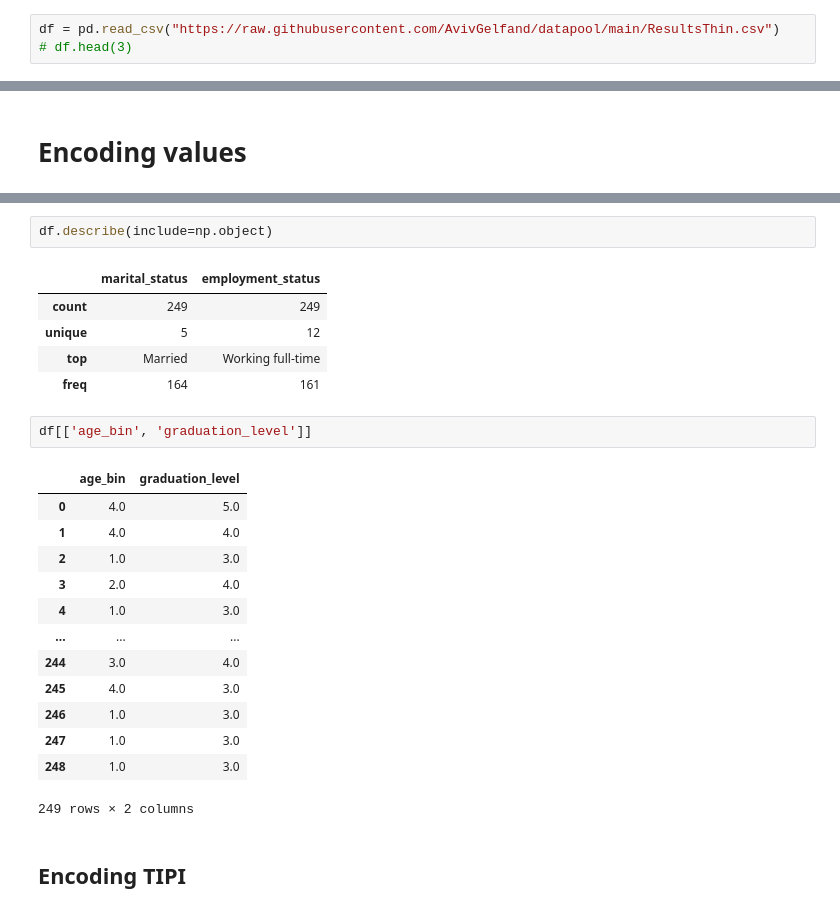
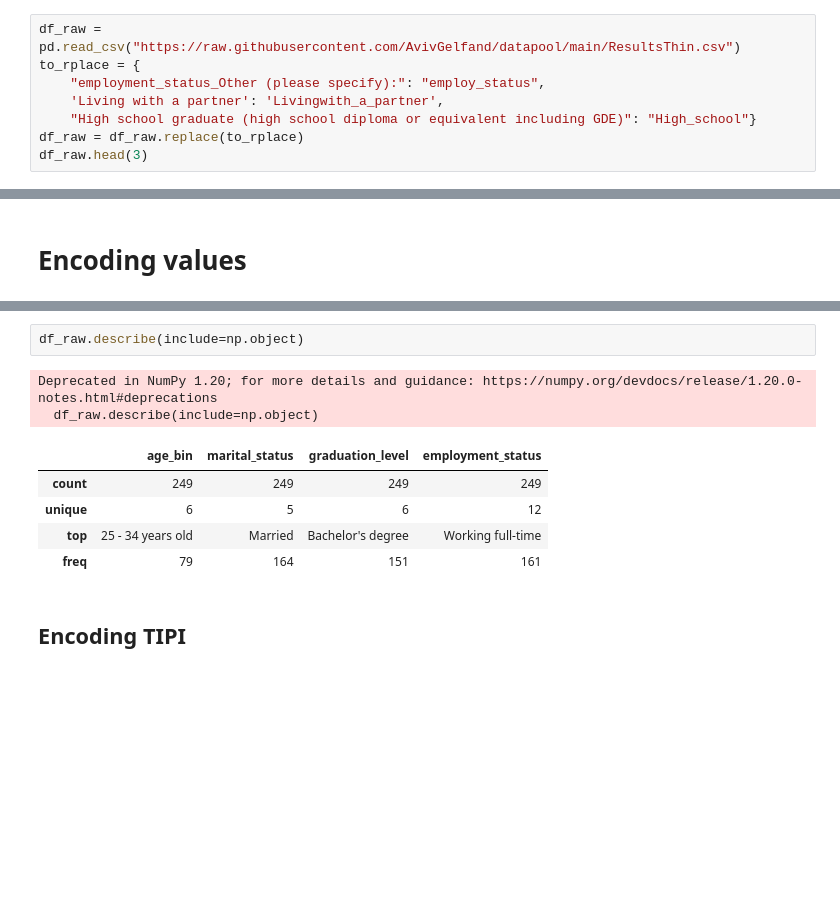
Before and after one commit to AvivGelfand/Blockchain-Research, a Jupyter notebook: SurveyResultsAnalysis.ipynb, the cells around one changed output, grey strips where cells are left out. Cells and saved outputs as stored; diff of their text form; blank space fills up the shorter version.

```diff
--- a/SurveyResultsAnalysis.ipynb
+++ b/SurveyResultsAnalysis.ipynb
@@ -23,5 +23,10 @@ warnings.filterwarnings('ignore')
 # %% [markdown]
 # Loading Data Set
 # %%
-df = pd.read_csv("https://raw.githubusercontent.com/AvivGelfand/datapool/main/ResultsThin.csv")
-# df.head(3)
+df_raw = pd.read_csv("https://raw.githubusercontent.com/AvivGelfand/datapool/main/ResultsThin.csv")
+to_rplace = {
+    "employment_status_Other (please specify):": "employ_status",
+    'Living with a partner': 'Livingwith_a_partner',
+    "High school graduate (high school diploma or equivalent including GDE)": "High_school"}
+df_raw = df_raw.replace(to_rplace)
+df_raw.head(3)
@@ -117,27 +140,13 @@ df.describe()
 # %%
-df.describe(include=np.object)
+df_raw.describe(include=np.object)
 # %% [output]
+Deprecated in NumPy 1.20; for more details and guidance: https://numpy.org/devdocs/release/1.20.0-notes.html#deprecations
+  df_raw.describe(include=np.object)
-|  | marital_status | employment_status |
-| count | 249 | 249 |
-| unique | 5 | 12 |
-| top | Married | Working full-time |
-| freq | 164 | 161 |
+|  | age_bin | marital_status | graduation_level | employment_status |
+| count | 249 | 249 | 249 | 249 |
+| unique | 6 | 5 | 6 | 12 |
+| top | 25 - 34 years old | Married | Bachelor's degree | Working full-time |
+| freq | 79 | 164 | 151 | 161 |
-# %%
-df[['age_bin', 'graduation_level']]
-# %% [output]
-|  | age_bin | graduation_level |
-| 0 | 4.0 | 5.0 |
-| 1 | 4.0 | 4.0 |
-| 2 | 1.0 | 3.0 |
-| 3 | 2.0 | 4.0 |
-| 4 | 1.0 | 3.0 |
-| ... | ... | ... |
-| 244 | 3.0 | 4.0 |
-| 245 | 4.0 | 3.0 |
-| 246 | 1.0 | 3.0 |
-| 247 | 1.0 | 3.0 |
-| 248 | 1.0 | 3.0 |
-249 rows × 2 columns
 # %% [markdown]
 ## **Encoding TIPI**
 # %%
```
Also changed, not shown: parts of 46 cells of this notebook.
